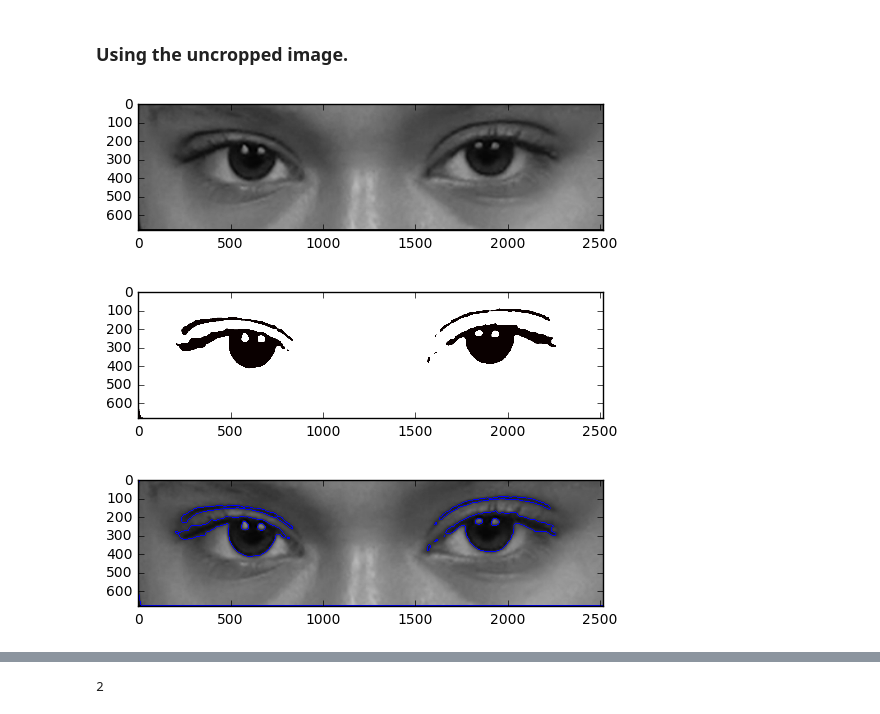
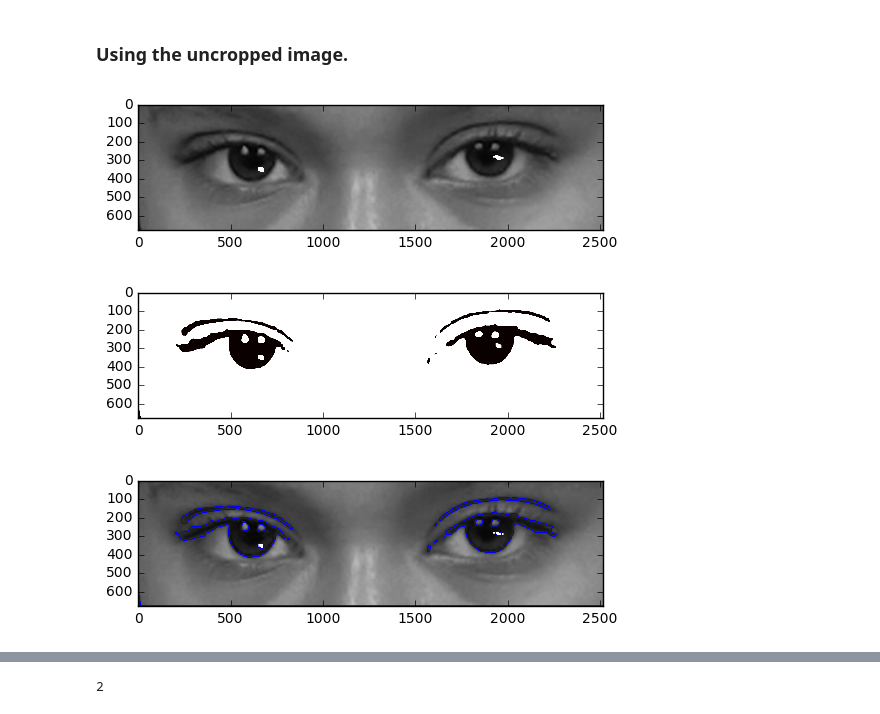
Before and after one commit to RayGonzalez/EyeBrights, a Jupyter notebook: IrisSegmentationYoav.ipynb, the cells around one changed output, grey strips where cells are left out. Drawn from its saved outputs; the diff is of its cells as text; code cells hidden in the pictures.

```diff
--- a/IrisSegmentationYoav.ipynb
+++ b/IrisSegmentationYoav.ipynb
@@ -74,12 +79,12 @@ plt.show()
 ### Using the uncropped image.
 # %%
 #Let's keep the color image, so we can see the contours there
-img_full = Image.open('full.png').convert('LA')
+img_full = Image.open('full2.png').convert('LA')
 img_full.save('grayscale_full.png')
 plt.imshow(img_full)
 plt.show()
 # %% [output]
-[figure, old version]
+[figure, new version]
 # %%
 #getting appropriate format for cv2
 a = list(img_full.getdata())
@@ -96,18 +101,18 @@ imgMorph_full = Image.fromarray(morph_full, 'L')
 plt.imshow(imgMorph_full, cmap = 'hot')
 plt.show()
 # %% [output]
-[figure, old version]
+[figure, new version]
 # %%
 target_full = cv2.imread('grayscale_full.png', cv2.IMREAD_COLOR )
 temp_full = target_full.copy()
 
-contours_full, hierarchy_full = cv2.findContours(morph_full.copy(), cv2.RETR_TREE, cv2.CHAIN_APPROX_SIMPLE)
+_, contours_full, hierarchy_full = cv2.findContours(morph_full.copy(), cv2.RETR_TREE, cv2.CHAIN_APPROX_SIMPLE)
 cv2.drawContours(temp_full, contours_full, -1, (0, 0, 255), 3)
 
 plt.imshow(temp_full)
 plt.show()
 # %% [output]
-[figure, old version]
+[figure, new version]
 # %%
 (x, y), radius = cv2.minEnclosingCircle(contours_full[9])
 centre = (int(x), int(y))
```
Also changed, not shown: parts of 12 cells of this notebook, 1 other file.
